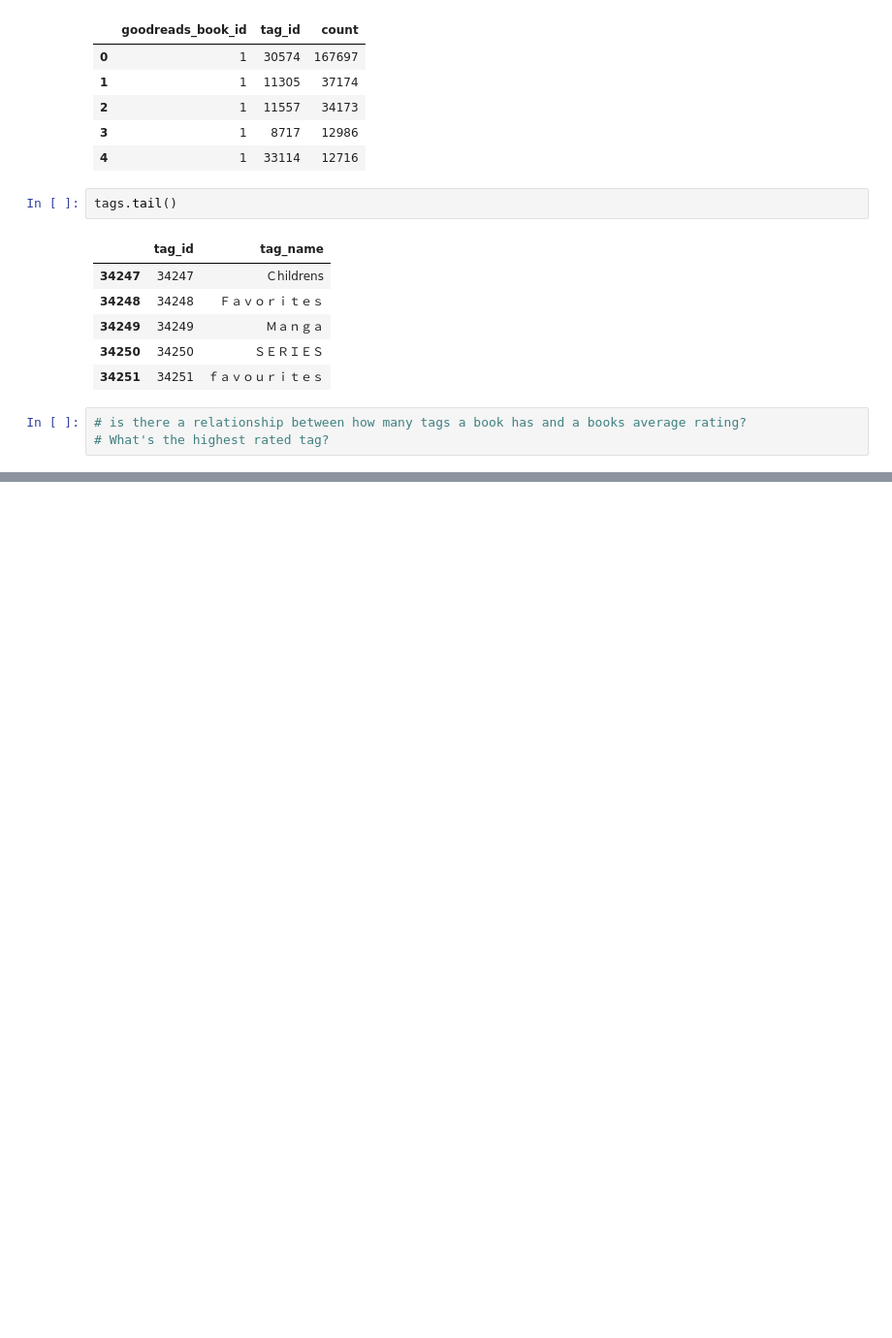
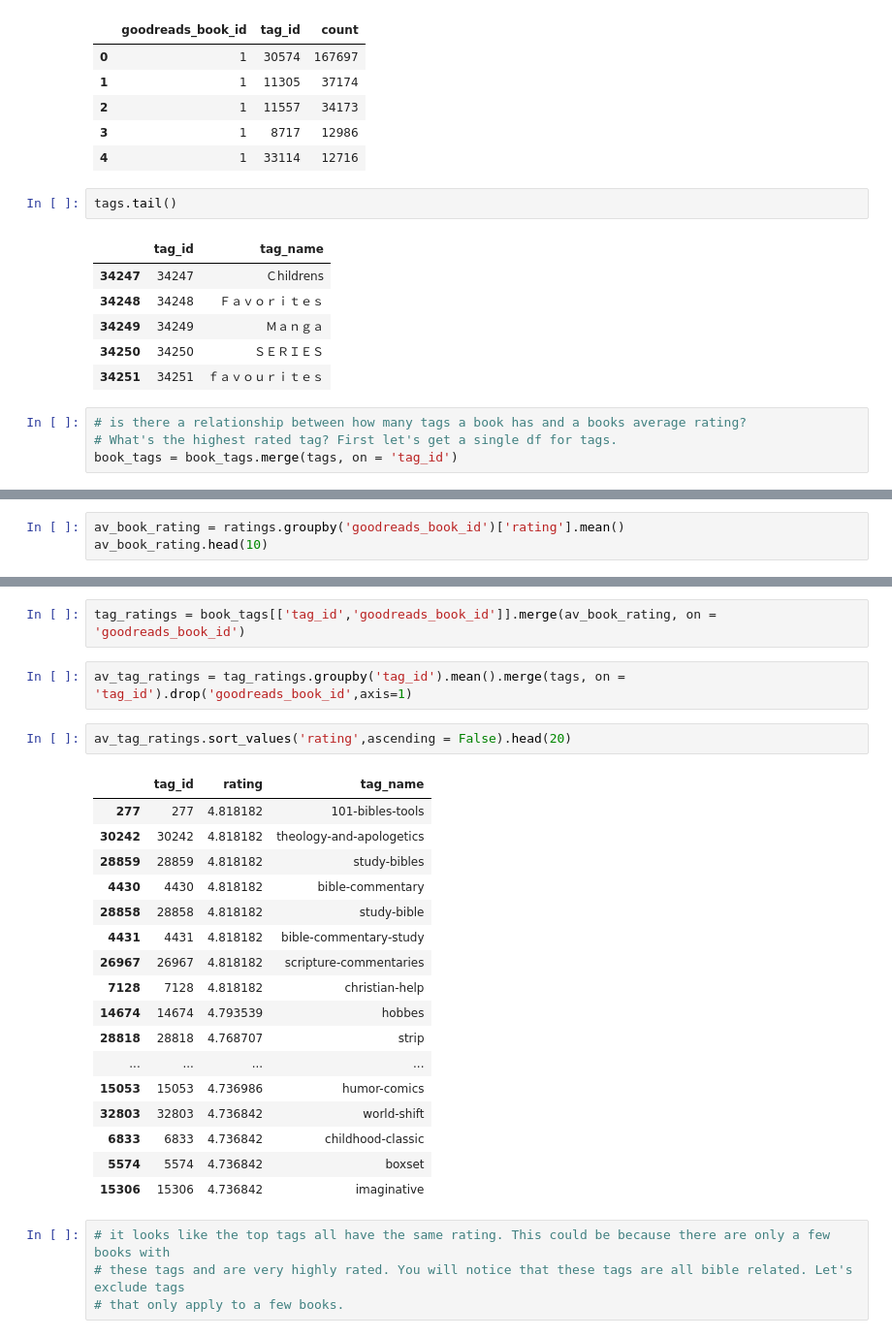
Before and after one commit to ColinB19/BookRecommender, a Jupyter notebook: exploratory_analysis_v2.ipynb, the cells around one changed output, grey strips where cells are left out. Shown at 97% size. Drawn from its saved outputs; the diff is of its cells as text; blank space fills up the shorter version.

Commit message:
Added some more analysis related to book tags

```diff
--- a/exploratory_analysis_v2.ipynb
+++ b/exploratory_analysis_v2.ipynb
@@ -272,4 +272,5 @@ tags.tail()
 | 34251 | 34251 | ｆａｖｏｕｒｉｔｅｓ |
 # %%
 # is there a relationship between how many tags a book has and a books average rating?
-# What's the highest rated tag?
+# What's the highest rated tag? First let's get a single df for tags.
+book_tags = book_tags.merge(tags, on = 'tag_id')
@@ -275,0 +309,3 @@ tags.tail()
+# %%
+av_book_rating = ratings.groupby('goodreads_book_id')['rating'].mean()
+av_book_rating.head(10)
@@ -275,0 +325,28 @@ tags.tail()
+# %%
+tag_ratings = book_tags[['tag_id','goodreads_book_id']].merge(av_book_rating, on = 'goodreads_book_id')
+# %%
+av_tag_ratings = tag_ratings.groupby('tag_id').mean().merge(tags, on = 'tag_id').drop('goodreads_book_id',axis=1)
+# %%
+av_tag_ratings.sort_values('rating',ascending = False).head(20)
+# %% [output]
+|  | tag_id | rating | tag_name |
+| 277 | 277 | 4.818182 | 101-bibles-tools |
+| 30242 | 30242 | 4.818182 | theology-and-apologetics |
+| 28859 | 28859 | 4.818182 | study-bibles |
+| 4430 | 4430 | 4.818182 | bible-commentary |
+| 28858 | 28858 | 4.818182 | study-bible |
+| 4431 | 4431 | 4.818182 | bible-commentary-study |
+| 26967 | 26967 | 4.818182 | scripture-commentaries |
+| 7128 | 7128 | 4.818182 | christian-help |
+| 14674 | 14674 | 4.793539 | hobbes |
+| 28818 | 28818 | 4.768707 | strip |
+| ... | ... | ... | ... |
+| 15053 | 15053 | 4.736986 | humor-comics |
+| 32803 | 32803 | 4.736842 | world-shift |
+| 6833 | 6833 | 4.736842 | childhood-classic |
+| 5574 | 5574 | 4.736842 | boxset |
+| 15306 | 15306 | 4.736842 | imaginative |
+# %%
+# it looks like the top tags all have the same rating. This could be because there are only a few books with
+# these tags and are very highly rated. You will notice that these tags are all bible related. Let's exclude tags
+# that only apply to a few books.
```
Also changed, not shown: parts of 4 cells of this notebook.
